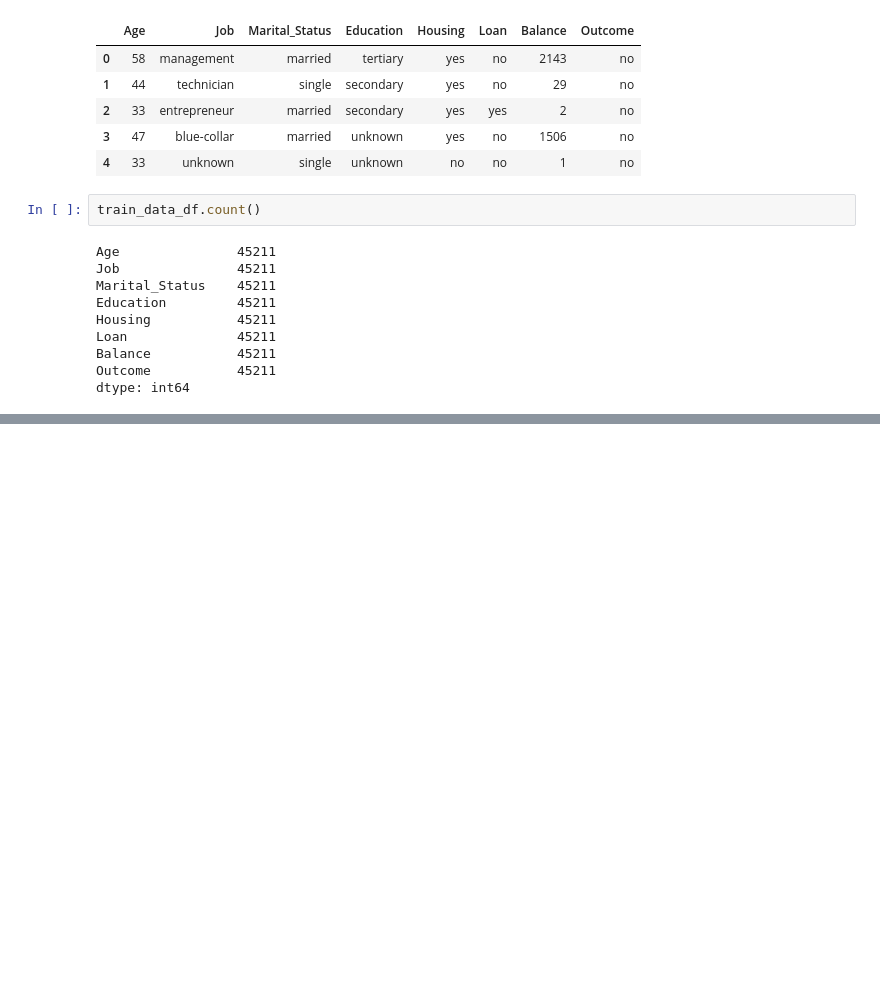
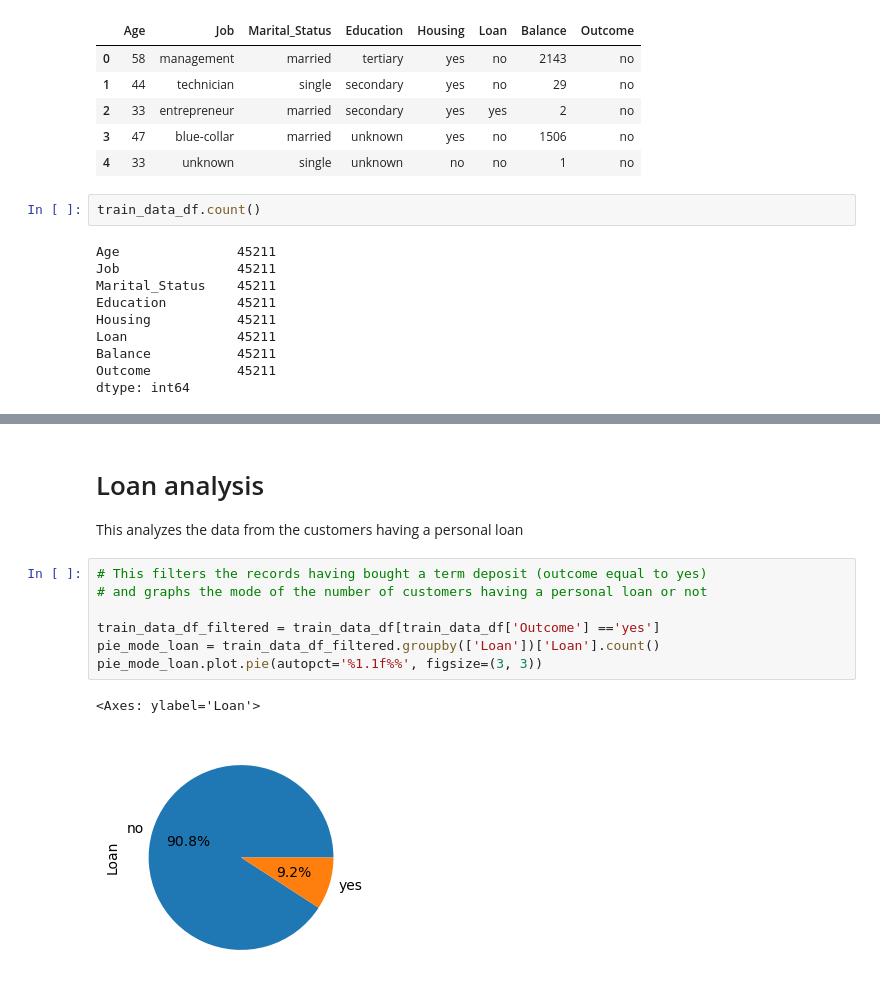
Before and after one commit to Prachi-Shah1002/Project_1, a Jupyter notebook: Main.ipynb, the cells around one changed output, grey strips where cells are left out. Saved outputs shown, nothing was run; the diff lists cells and outputs as text; blank space fills up the shorter version.

```diff
--- a/Main.ipynb
+++ b/Main.ipynb
@@ -65,0 +125,13 @@ dtype: int64
+# %% [markdown]
+# Loan analysis
+This analyzes the data from the customers having a personal loan
+# %%
+# This filters the records having bought a term deposit (outcome equal to yes)
+# and graphs the mode of the number of customers having a personal loan or not
+
+train_data_df_filtered = train_data_df[train_data_df['Outcome'] =='yes']
+pie_mode_loan = train_data_df_filtered.groupby(['Loan'])['Loan'].count()
+pie_mode_loan.plot.pie(autopct='%1.1f%%', figsize=(3, 3))
+# %% [output]
+<Axes: ylabel='Loan'>
+[figure, added]
```
Also changed, not shown: parts of 8 cells of this notebook, 1 other file.
